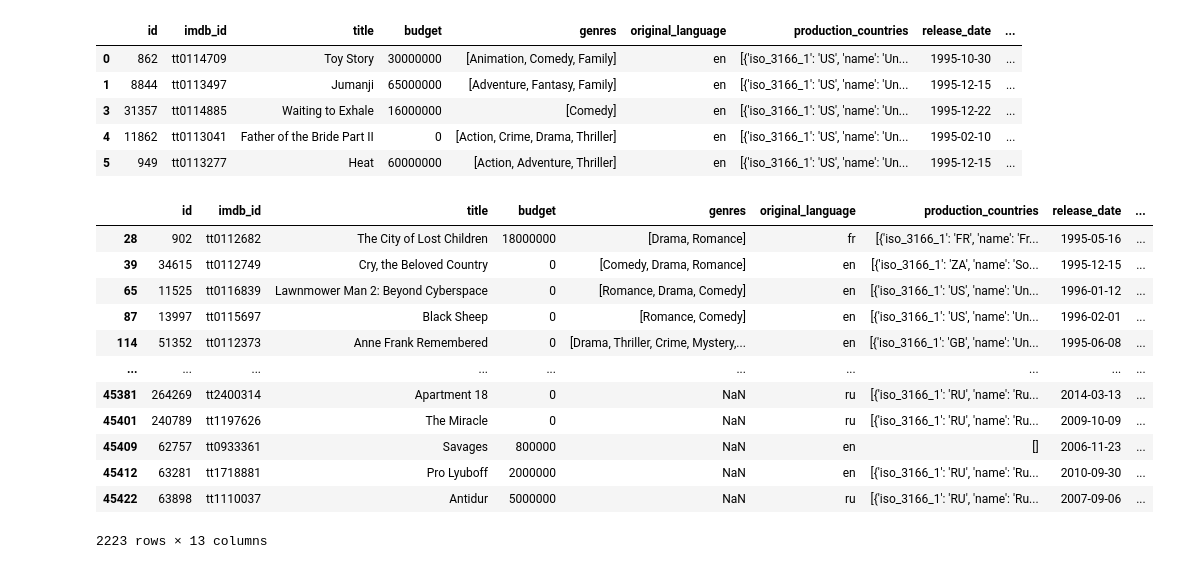
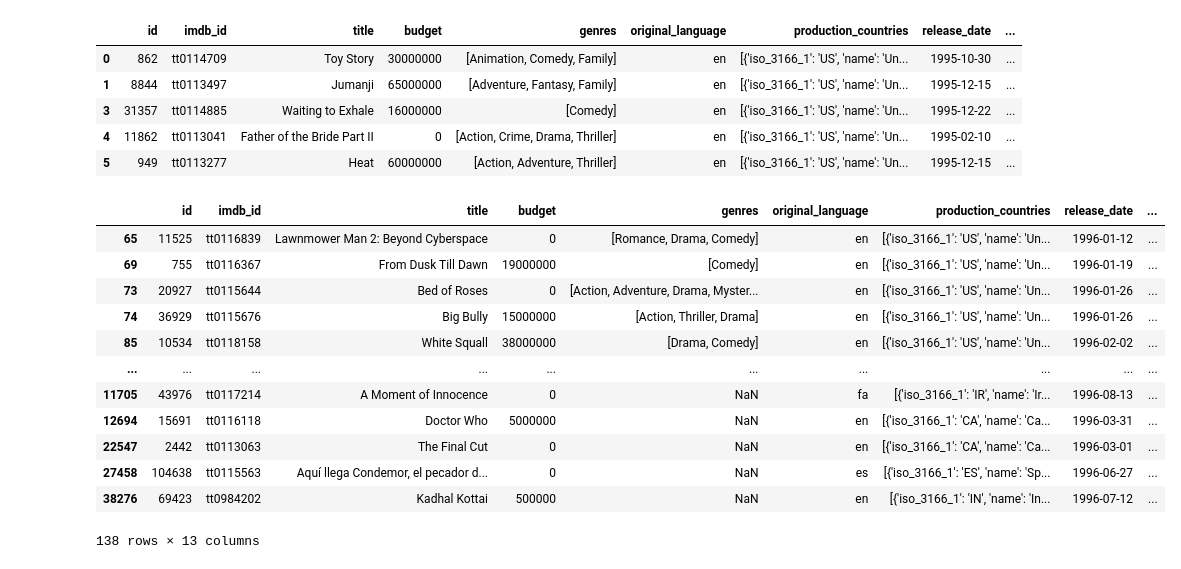
Before and after one commit to jacKlinc/film_dash, a Jupyter notebook: notebooks/1_movies-dashboard_an.ipynb, the cells around one changed output. Drawn from its saved outputs; the diff is of its cells as text; code cells hidden in the pictures.

```diff
--- a/notebooks/1_movies-dashboard_an.ipynb
+++ b/notebooks/1_movies-dashboard_an.ipynb
@@ -169,25 +165,19 @@ movies.head()
 | 3 | 31357 | tt0114885 | Waiting to Exhale | 16000000 | [Comedy] | en | [{'iso_3166_1': 'US', 'name': 'Un... | 1995-12-22 | ... |
 | 4 | 11862 | tt0113041 | Father of the Bride Part II | 0 | [Action, Crime, Drama, Thriller] | en | [{'iso_3166_1': 'US', 'name': 'Un... | 1995-02-10 | ... |
 | 5 | 949 | tt0113277 | Heat | 60000000 | [Action, Adventure, Thriller] | en | [{'iso_3166_1': 'US', 'name': 'Un... | 1995-12-15 | ... |
-# %%
-movies[
-    (movies.runtime >= 0) & (movies.runtime < 200) &
-    (movies.revenue >= 0) & (movies.revenue < 10000000) &
-    (movies.genres.str.contains('Romance', regex=False))
-]
-# movies.genres.loc['Romance' in movies.genres]
-# movies.genres.loc[movies.genres]
-# %% [output]
-|  | id | imdb_id | title | budget | genres | original_language | production_countries | release_date | ... |
-| 28 | 902 | tt0112682 | The City of Lost Children | 18000000 | [Drama, Romance] | fr | [{'iso_3166_1': 'FR', 'name': 'Fr... | 1995-05-16 | ... |
-| 39 | 34615 | tt0112749 | Cry, the Beloved Country | 0 | [Comedy, Drama, Romance] | en | [{'iso_3166_1': 'ZA', 'name': 'So... | 1995-12-15 | ... |
-| 65 | 11525 | tt0116839 | Lawnmower Man 2: Beyond Cyberspace | 0 | [Romance, Drama, Comedy] | en | [{'iso_3166_1': 'US', 'name': 'Un... | 1996-01-12 | ... |
-| 87 | 13997 | tt0115697 | Black Sheep | 0 | [Romance, Comedy] | en | [{'iso_3166_1': 'US', 'name': 'Un... | 1996-02-01 | ... |
-| 114 | 51352 | tt0112373 | Anne Frank Remembered | 0 | [Drama, Thriller, Crime, Mystery,... | en | [{'iso_3166_1': 'GB', 'name': 'Un... | 1995-06-08 | ... |
-| ... | ... | ... | ... | ... | ... | ... | ... | ... | ... |
-| 45381 | 264269 | tt2400314 | Apartment 18 | 0 | NaN | ru | [{'iso_3166_1': 'RU', 'name': 'Ru... | 2014-03-13 | ... |
-| 45401 | 240789 | tt1197626 | The Miracle | 0 | NaN | ru | [{'iso_3166_1': 'RU', 'name': 'Ru... | 2009-10-09 | ... |
-| 45409 | 62757 | tt0933361 | Savages | 800000 | NaN | en | [] | 2006-11-23 | ... |
-| 45412 | 63281 | tt1718881 | Pro Lyuboff | 2000000 | NaN | en | [{'iso_3166_1': 'RU', 'name': 'Ru... | 2010-09-30 | ... |
-| 45422 | 63898 | tt1110037 | Antidur | 5000000 | NaN | ru | [{'iso_3166_1': 'RU', 'name': 'Ru... | 2007-09-06 | ... |
-2223 rows × 13 columns
+# %%
+movies[movies.release_date.dt.year == 1996]
+# %% [output]
+|  | id | imdb_id | title | budget | genres | original_language | production_countries | release_date | ... |
+| 65 | 11525 | tt0116839 | Lawnmower Man 2: Beyond Cyberspace | 0 | [Romance, Drama, Comedy] | en | [{'iso_3166_1': 'US', 'name': 'Un... | 1996-01-12 | ... |
+| 69 | 755 | tt0116367 | From Dusk Till Dawn | 19000000 | [Comedy] | en | [{'iso_3166_1': 'US', 'name': 'Un... | 1996-01-19 | ... |
+| 73 | 20927 | tt0115644 | Bed of Roses | 0 | [Action, Adventure, Drama, Myster... | en | [{'iso_3166_1': 'US', 'name': 'Un... | 1996-01-26 | ... |
+| 74 | 36929 | tt0115676 | Big Bully | 15000000 | [Action, Thriller, Drama] | en | [{'iso_3166_1': 'US', 'name': 'Un... | 1996-01-26 | ... |
+| 85 | 10534 | tt0118158 | White Squall | 38000000 | [Drama, Comedy] | en | [{'iso_3166_1': 'US', 'name': 'Un... | 1996-02-02 | ... |
+| ... | ... | ... | ... | ... | ... | ... | ... | ... | ... |
+| 11705 | 43976 | tt0117214 | A Moment of Innocence | 0 | NaN | fa | [{'iso_3166_1': 'IR', 'name': 'Ir... | 1996-08-13 | ... |
+| 12694 | 15691 | tt0116118 | Doctor Who | 5000000 | NaN | en | [{'iso_3166_1': 'CA', 'name': 'Ca... | 1996-03-31 | ... |
+| 22547 | 2442 | tt0113063 | The Final Cut | 0 | NaN | en | [{'iso_3166_1': 'CA', 'name': 'Ca... | 1996-03-01 | ... |
+| 27458 | 104638 | tt0115563 | Aquí llega Condemor, el pecador d... | 0 | NaN | es | [{'iso_3166_1': 'ES', 'name': 'Sp... | 1996-06-27 | ... |
+| 38276 | 69423 | tt0984202 | Kadhal Kottai | 500000 | NaN | en | [{'iso_3166_1': 'IN', 'name': 'In... | 1996-07-12 | ... |
+138 rows × 13 columns
```
Also changed, not shown: parts of 2 cells of this notebook, 1 other file.
